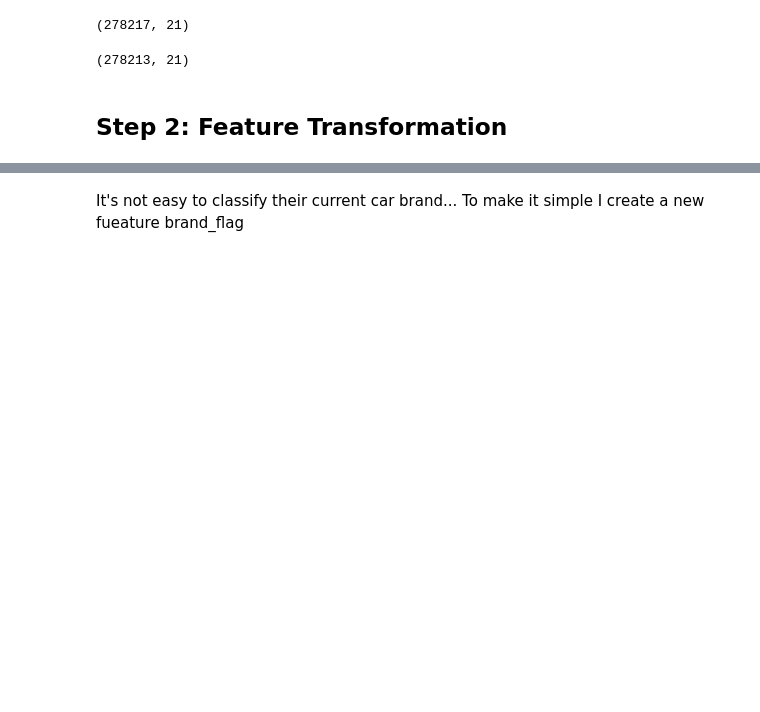
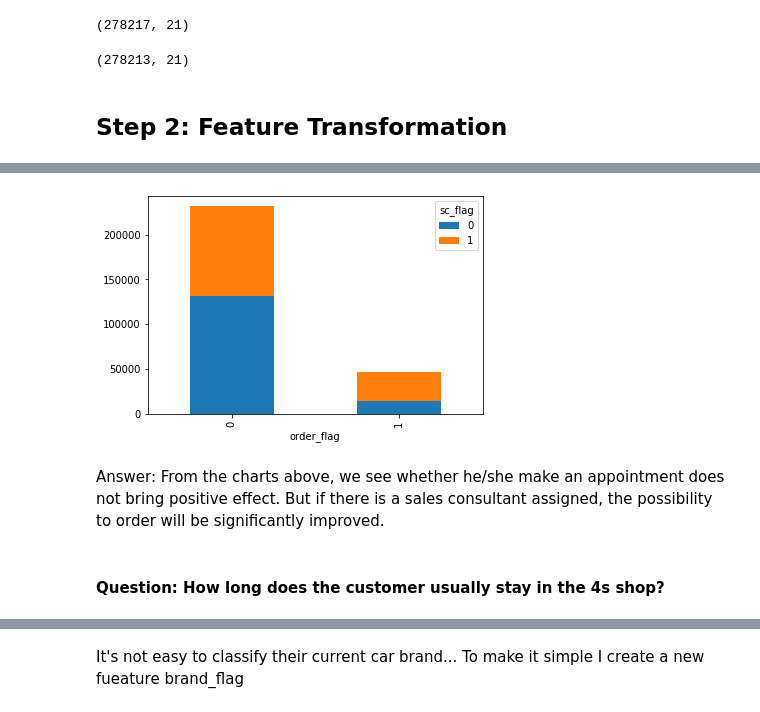
Before and after one commit to wuguangxinchn/DSND_Term2_Customer_Visit_Analysis, a Jupyter notebook: customer_visit_analysis.ipynb, the cells around one changed output, grey strips where cells are left out. Cells and saved outputs as stored; diff of their text form; code cells hidden in the pictures; blank space fills up the shorter version.

```diff
--- a/customer_visit_analysis.ipynb
+++ b/customer_visit_analysis.ipynb
@@ -215,3 +204,12 @@ data.appointment_flag = data.appointment_flag.replace(['是', '否'], [1, 0])
 # %%
 # Convert sc_flag to 1/0
 data.sc_flag = data.sc_flag.apply(lambda x : 0 if x == '否' else 1)
+# %%
+data.groupby(['order_flag','sc_flag']).size().unstack().plot(kind='bar',stacked=True)
+plt.show()
+# %% [output]
+[figure, added]
+# %% [markdown]
+Answer: From the charts above, we see whether he/she make an appointment does not bring positive effect. But if there is a sales consultant assigned, the possibility to order will be significantly improved.
+# %% [markdown]
+#### Question: How long does the customer usually stay in the 4s shop?
```
Also changed, not shown: parts of 38 cells of this notebook.
